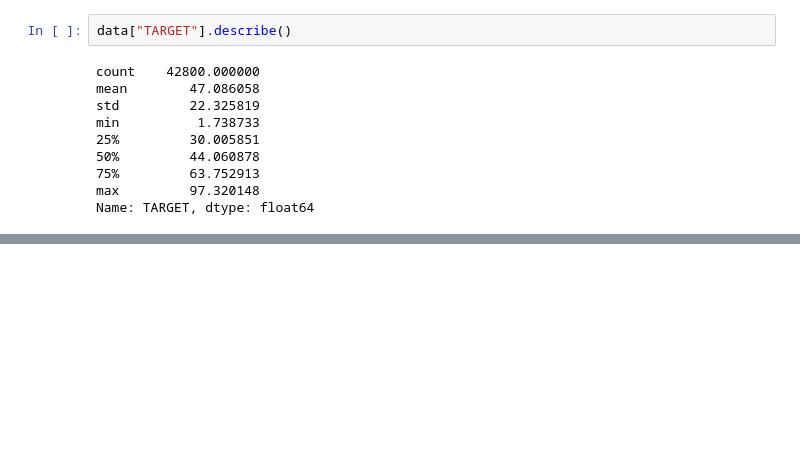
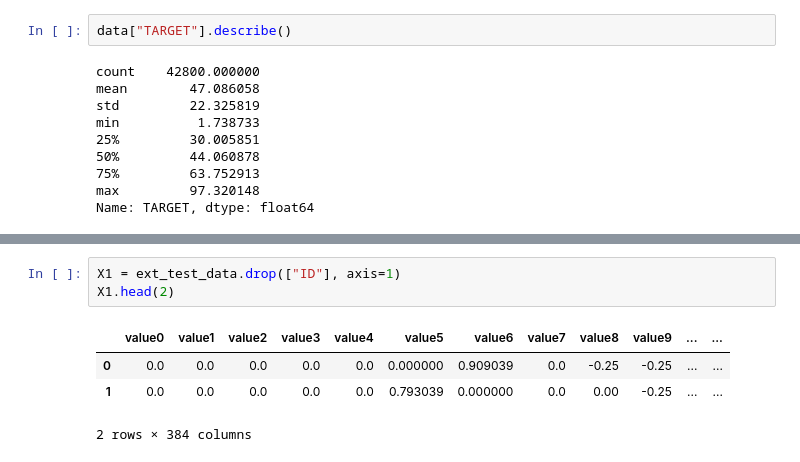
Before and after one commit to KrishDhanani/THWS, a Jupyter notebook: Deep Learning/Kaggle_competition/main.ipynb, the cells around one changed output, grey strips where cells are left out. Cells and saved outputs as stored; diff of their text form; blank space fills up the shorter version.

```diff
--- a/Deep Learning/Kaggle_competition/main.ipynb
+++ b/Deep Learning/Kaggle_competition/main.ipynb
@@ -100,0 +263,8 @@ TimeoutException: Requesting secret MODEL_PROXY_API_KEY timed out. Secrets can o
+# %%
+X1 = ext_test_data.drop(["ID"], axis=1)
+X1.head(2)
+# %% [output]
+|  | value0 | value1 | value2 | value3 | value4 | value5 | value6 | value7 | value8 | value9 | ... | ... |
+| 0 | 0.0 | 0.0 | 0.0 | 0.0 | 0.0 | 0.000000 | 0.909039 | 0.0 | -0.25 | -0.25 | ... | ... |
+| 1 | 0.0 | 0.0 | 0.0 | 0.0 | 0.0 | 0.793039 | 0.000000 | 0.0 | 0.00 | -0.25 | ... | ... |
+2 rows × 384 columns
```
Also changed, not shown: parts of 45 cells of this notebook, 3 other files.
